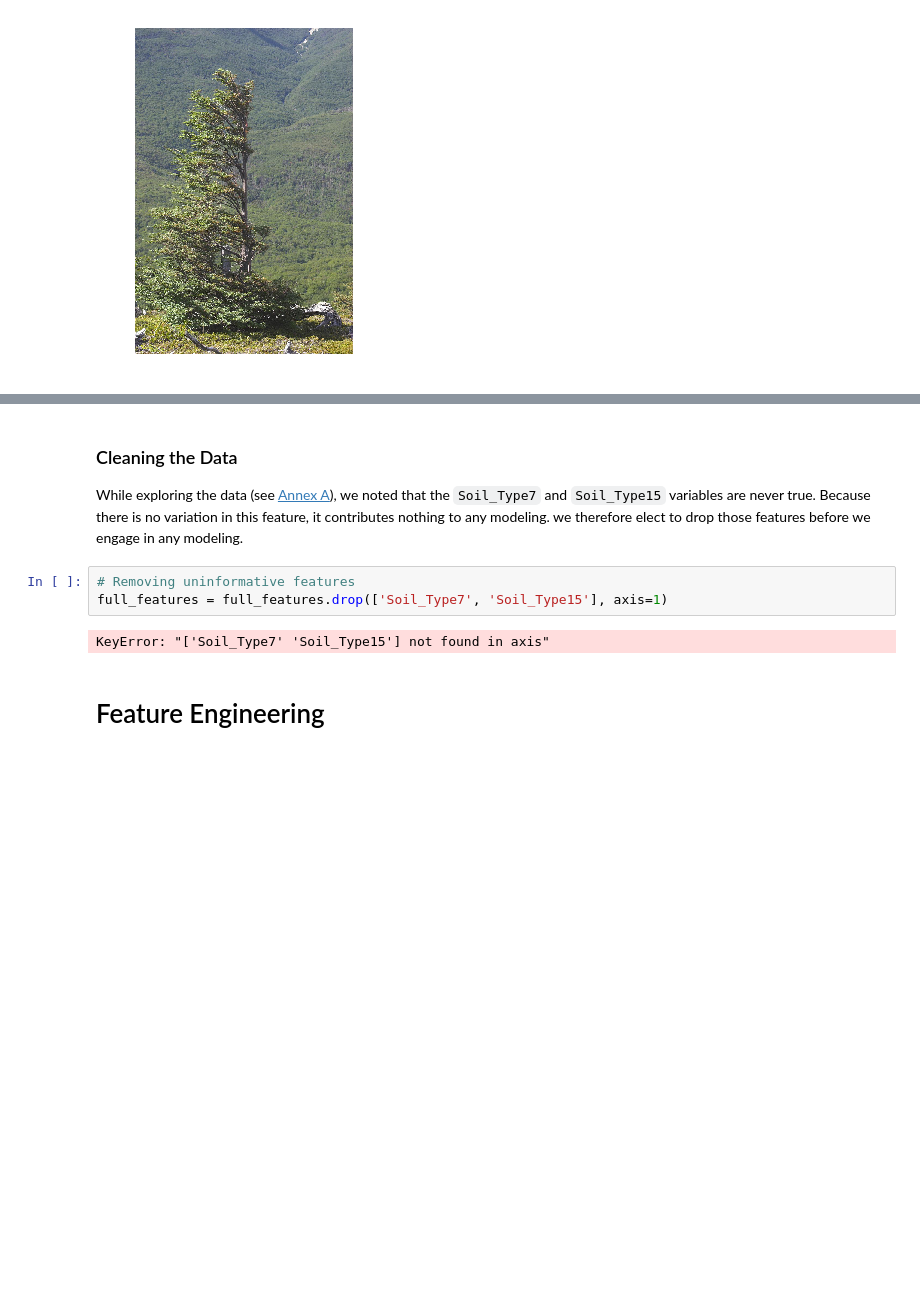
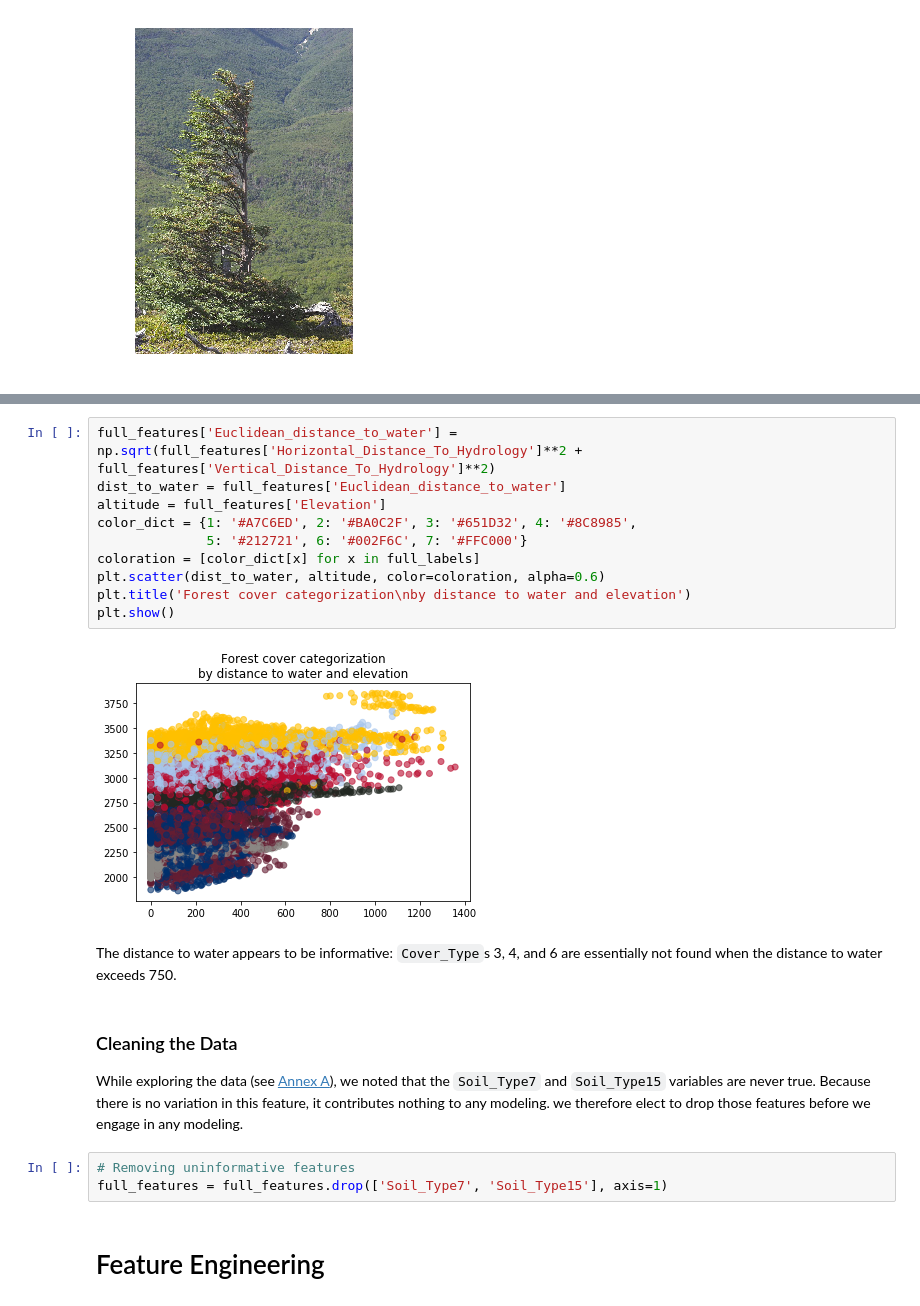
Before and after one commit to Omniak87B/w207FinalProject, a Jupyter notebook: working_copy_w207_final.ipynb, the cells around one changed output, grey strips where cells are left out. Cells and saved outputs as stored; diff of their text form; blank space fills up the shorter version.

```diff
--- a/working_copy_w207_final.ipynb
+++ b/working_copy_w207_final.ipynb
@@ -239,11 +270,23 @@ We can plot the preferred altitude ranges for each species within a category and
+# %%
+full_features['Euclidean_distance_to_water'] = np.sqrt(full_features['Horizontal_Distance_To_Hydrology']**2 + full_features['Vertical_Distance_To_Hydrology']**2)
+dist_to_water = full_features['Euclidean_distance_to_water']
+altitude = full_features['Elevation']
+color_dict = {1: '#A7C6ED', 2: '#BA0C2F', 3: '#651D32', 4: '#8C8985',
+              5: '#212721', 6: '#002F6C', 7: '#FFC000'}
+coloration = [color_dict[x] for x in full_labels]
+plt.scatter(dist_to_water, altitude, color=coloration, alpha=0.6)
+plt.title('Forest cover categorization\nby distance to water and elevation')
+plt.show()
+# %% [output]
+[figure, added]
+# %% [markdown]
+The distance to water appears to be informative: `Cover_Type`s 3, 4, and 6 are essentially not found when the distance to water exceeds 750.
 # %% [markdown]
 ### Cleaning the Data
 While exploring the data (see [Annex A](#annexA)), we noted that the `Soil_Type7` and `Soil_Type15` variables are never true. Because there is no variation in this feature, it contributes nothing to any modeling. we therefore elect to drop those features before we engage in any modeling.
 # %%
 # Removing uninformative features
 full_features = full_features.drop(['Soil_Type7', 'Soil_Type15'], axis=1)
-# %% [output]
-KeyError: "['Soil_Type7' 'Soil_Type15'] not found in axis"
 # %% [markdown]
 <a id="featureEngineering"></a>
 
```
Also changed, not shown: parts of 18 cells of this notebook, 2 other files.
